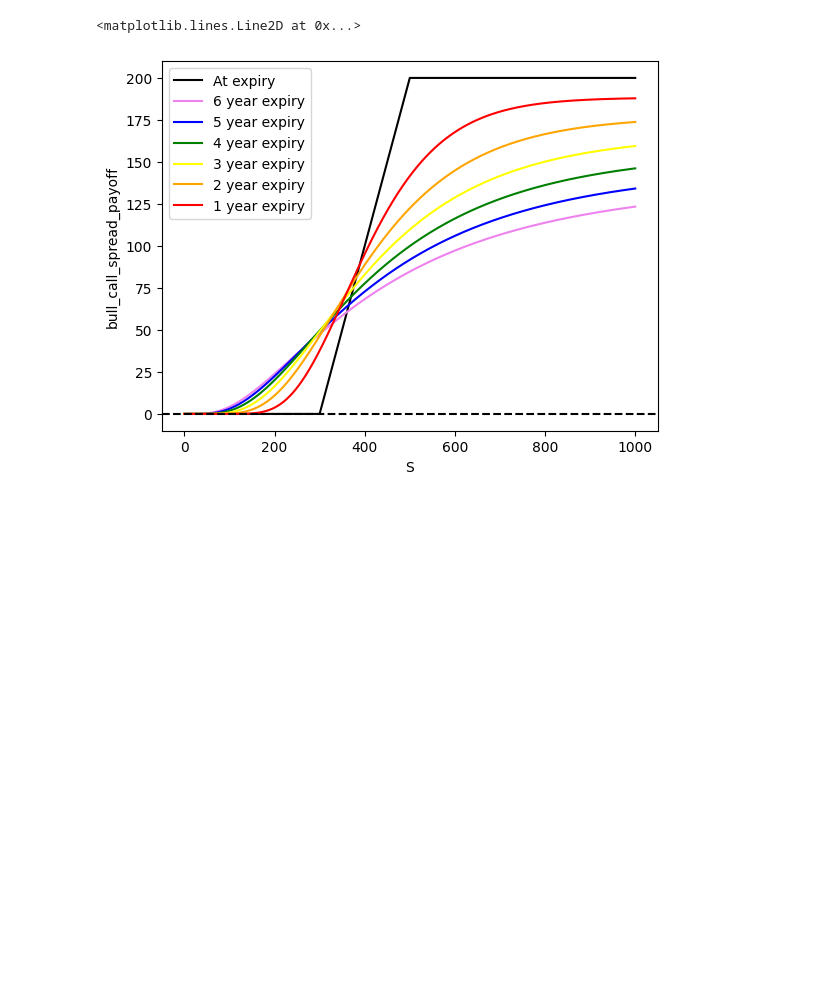
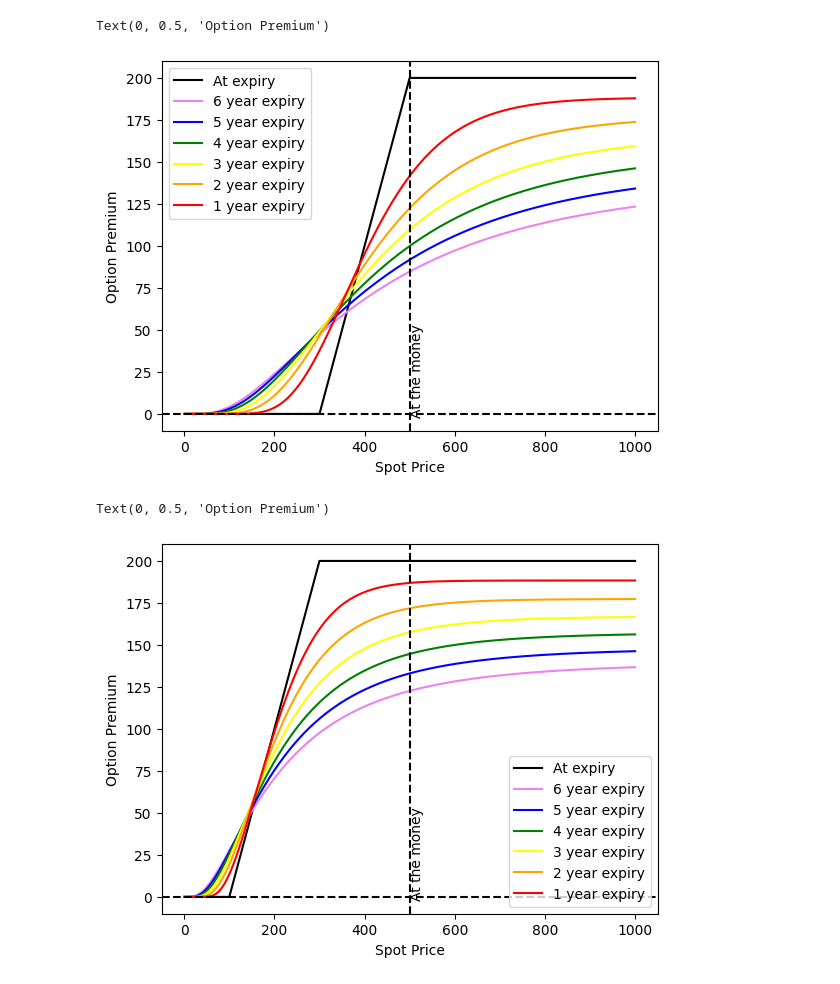
Before and after one commit to vkthakur90/AI_Applications, a Jupyter notebook: Black_Scholes_Call_Strategy.ipynb, the cells around one changed output. Cells and saved outputs as stored; diff of their text form; code cells hidden in the pictures; blank space fills up the shorter version.

```diff
--- a/Black_Scholes_Call_Strategy.ipynb
+++ b/Black_Scholes_Call_Strategy.ipynb
@@ -12,12 +12,27 @@ div_yield = 0.02
 volatility = 0.3
 time_to_expiry = 6/12
 # %%
-def black_scholes(data_df, name, strike_price, time_to_expiry, volatility, roi, div_yield):
+def black_scholes(data_df, call_name, strike_price, time_to_expiry, volatility, roi, div_yield):
     K = strike_price
     sigma = volatility
     r = roi
     q = div_yield
     tau = time_to_expiry
+
+    if call_name == "deep_itm":
+        put_name = "deep_otm"
+
+    if call_name == "itm":
+        put_name = "otm"
+
+    if call_name == "atm":
+        put_name = "atm"
+
+    if call_name == "otm":
+        put_name = "itm"
+
+    if call_name == "deep_otm":
+        put_name = "deep_itm"
 
     data_df.eval('temp = log(S) - log(@K) + (@r - @q) * @tau', inplace = True)
     data_df.eval('d_plus_num = temp + 0.5 * @tau * @sigma ** 2', inplace = True)
@@ -33,11 +48,11 @@ def black_scholes(data_df, name, strike_price, time_to_expiry, volatility, roi,
 
     data_df.eval('call = S * exp(-@q * @tau) * cdf_norm_d_plus - @K * exp(-@r * @tau) * cdf_norm_d_minus', inplace = True)
     data_df.eval('put = @K * exp(-@r * @tau) * cdf_norm_neg_d_minus - S * exp(-@q * @tau) * cdf_norm_neg_d_plus', inplace = True)
-    data_df.eval(f'{name}_call_premium = call', inplace = True)
-    data_df.eval(f'{name}_put_premium = put', inplace = True)
+    data_df.eval(f'{call_name}_call_premium = call', inplace = True)
+    data_df.eval(f'{put_name}_put_premium = put', inplace = True)
 
-    data_df[f'{name}_call_payoff'] = data_df['S'].apply(lambda t : t - K if t > K else 0)
-    data_df[f'{name}_put_payoff'] = data_df['S'].apply(lambda t : K - t if t < K else 0)
+    data_df[f'{call_name}_call_payoff'] = data_df['S'].apply(lambda t : t - K if t > K else 0)
+    data_df[f'{put_name}_put_payoff'] = data_df['S'].apply(lambda t : K - t if t < K else 0)
 
     return data_df
 # %%
@@ -81,9 +120,29 @@ sns.lineplot(x = 'S', y = 'bull_call_spread_premium', data = spread_4_df, color
 sns.lineplot(x = 'S', y = 'bull_call_spread_premium', data = spread_5_df, color = 'orange', label = '2 year expiry')
 sns.lineplot(x = 'S', y = 'bull_call_spread_premium', data = spread_6_df, color = 'red', label = '1 year expiry')
 plt.axhline(0, linestyle = '--', color = 'black')
+plt.axvline(500, ymin = 0, ymax = 1, linestyle = '--', color = 'black')
+plt.text(500 + 0.5, 0, 'At the money',rotation=90)
+plt.xlabel('Spot Price')
+plt.ylabel('Option Premium')
 # %% [output]
-<matplotlib.lines.Line2D at 0x...>
+Text(0, 0.5, 'Option Premium')
-[figure, old version]
+[figure, new version]
+# %%
+sns.lineplot(x = 'S', y = 'deep_bull_call_spread_payoff', data = spread_1_df, color = 'black', label = 'At expiry')
+sns.lineplot(x = 'S', y = 'deep_bull_call_spread_premium', data = spread_1_df, color = 'violet', label = '6 year expiry')
+sns.lineplot(x = 'S', y = 'deep_bull_call_spread_premium', data = spread_2_df, color = 'blue', label = '5 year expiry')
+sns.lineplot(x = 'S', y = 'deep_bull_call_spread_premium', data = spread_3_df, color = 'green', label = '4 year expiry')
+sns.lineplot(x = 'S', y = 'deep_bull_call_spread_premium', data = spread_4_df, color = 'yellow', label = '3 year expiry')
+sns.lineplot(x = 'S', y = 'deep_bull_call_spread_premium', data = spread_5_df, color = 'orange', label = '2 year expiry')
+sns.lineplot(x = 'S', y = 'deep_bull_call_spread_premium', data = spread_6_df, color = 'red', label = '1 year expiry')
+plt.axhline(0, linestyle = '--', color = 'black')
+plt.axvline(500, ymin = 0, ymax = 1, linestyle = '--', color = 'black')
+plt.text(500 + 0.5, 0, 'At the money',rotation=90)
+plt.xlabel('Spot Price')
+plt.ylabel('Option Premium')
+# %% [output]
+Text(0, 0.5, 'Option Premium')
+[figure, added]
 # %%
 sns.lineplot(x = 'S', y = 'bear_call_spread_payoff', data = spread_1_df, color = 'black', label = 'At expiry')
 sns.lineplot(x = 'S', y = 'bear_call_spread_premium', data = spread_1_df, color = 'violet', label = '6 year expiry')
```
Also changed, not shown: parts of 5 cells of this notebook.
